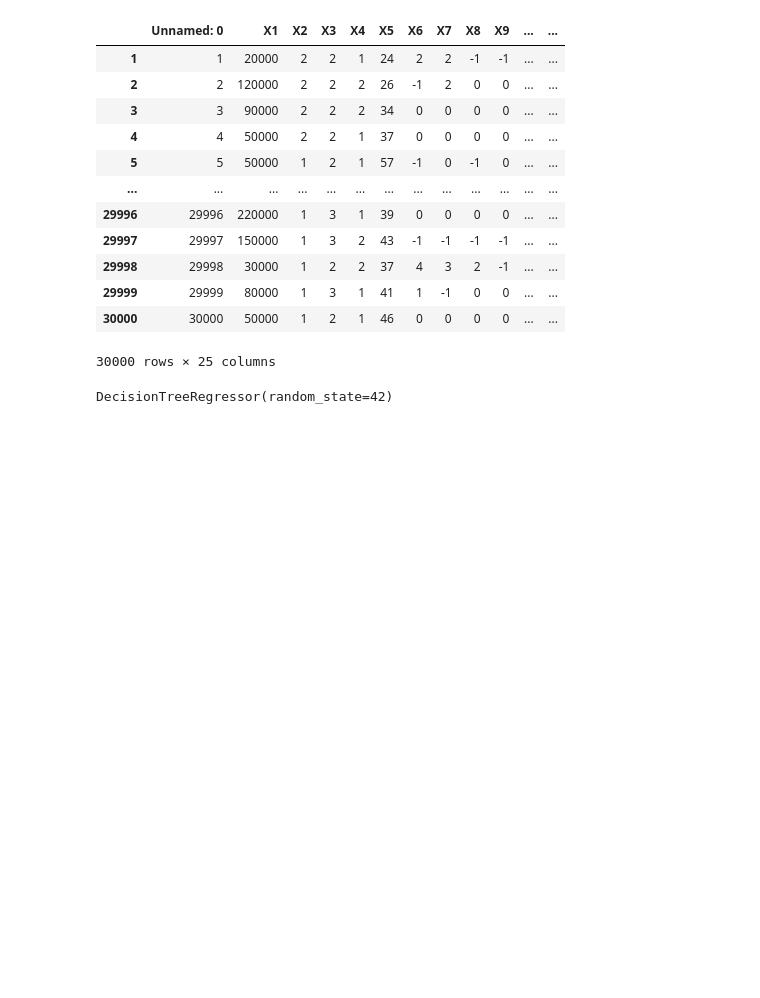
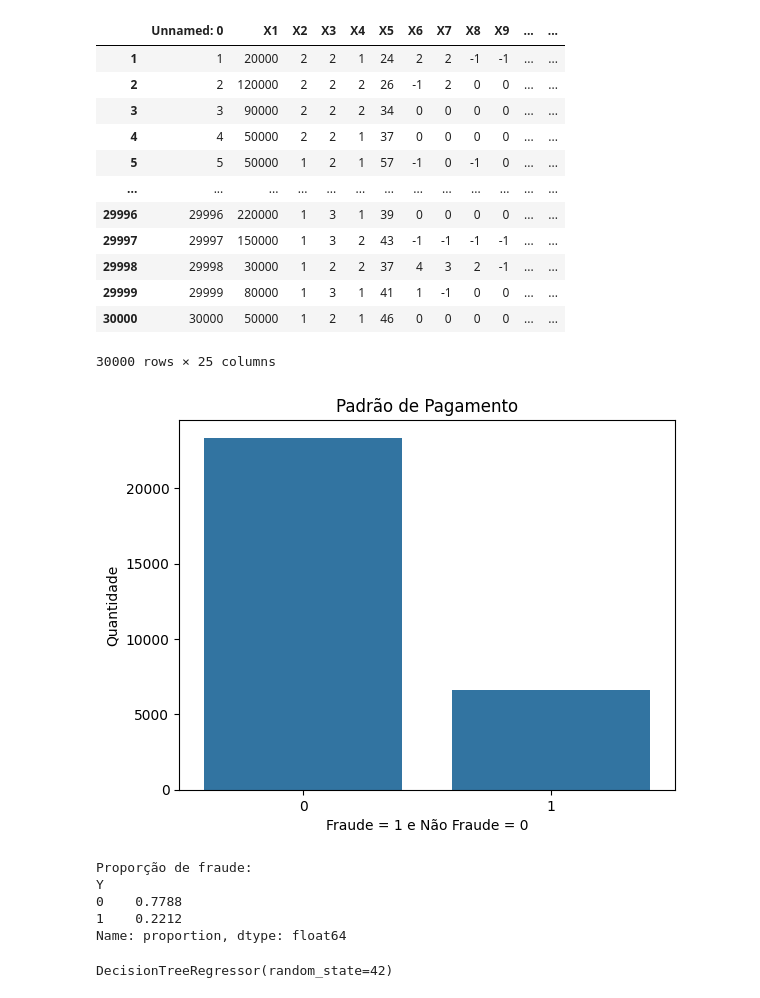
Before and after one commit to danielagith/infracommerce, a Jupyter notebook: infracommerce.ipynb, the cells around one changed output. Drawn from its saved outputs; the diff is of its cells as text; code cells hidden in the pictures; blank space fills up the shorter version.

```diff
--- a/infracommerce.ipynb
+++ b/infracommerce.ipynb
@@ -103,4 +88,19 @@ bd1_copy
 | 29999 | 29999 | 80000 | 1 | 3 | 1 | 41 | 1 | -1 | 0 | 0 | ... | ... |
 | 30000 | 30000 | 50000 | 1 | 2 | 1 | 46 | 0 | 0 | 0 | 0 | ... | ... |
 30000 rows × 25 columns
+# %%
+fig, ax = plt.subplots()
+sns.countplot(x='Y', data=bd1_copy, ax=ax)
+ax.set_title("Padrão de Pagamento")
+ax.set_xlabel("Fraude = 1 e Não Fraude = 0")
+ax.set_ylabel("Quantidade")
+plt.show()
+print(f"Proporção de fraude:\n{bd1_copy.Y.value_counts(normalize=True)}")
+# %% [output]
+[figure, new version]
+Proporção de fraude:
+Y
+0    0.7788
+1    0.2212
+Name: proportion, dtype: float64
 # %%
```
Also changed, not shown: parts of 15 cells of this notebook.
